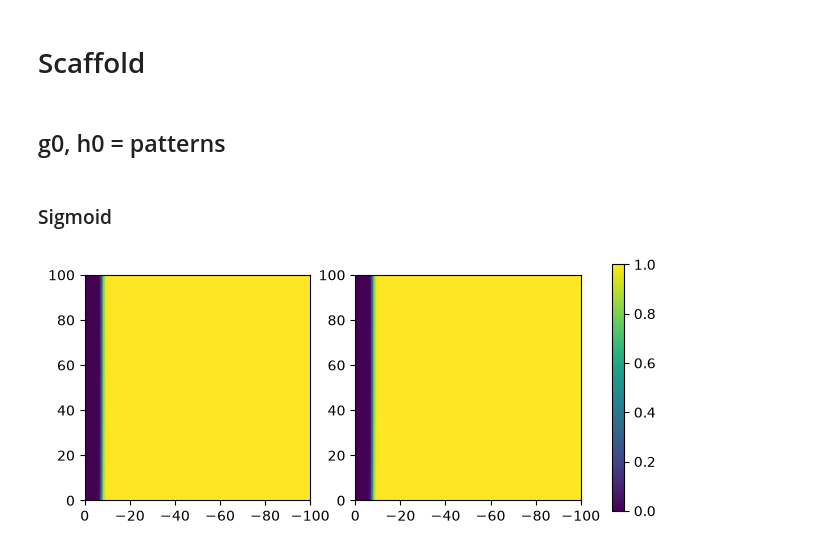
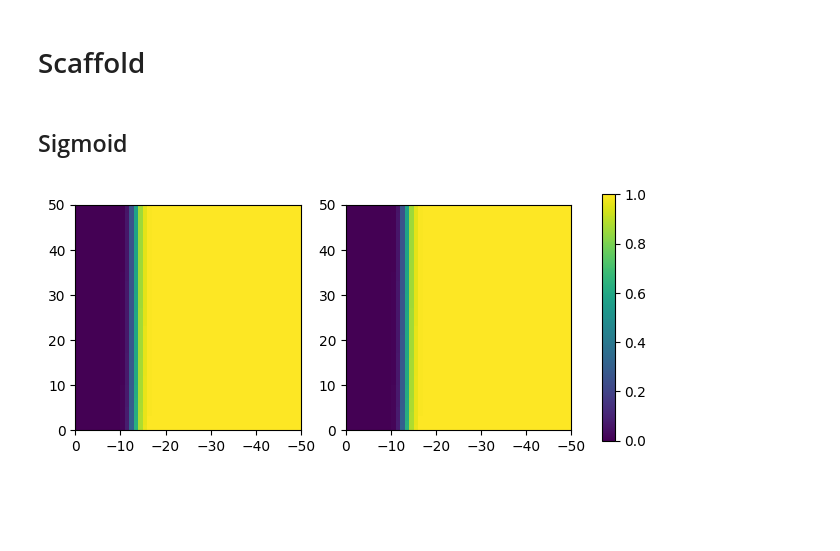
Before and after one commit to srujanakaluve/Master-s-Thesis-Projects, a Jupyter notebook: vectorHASH-cont-jax/test_jax.ipynb, the cells around one changed output. Saved outputs shown, nothing was run; the diff lists cells and outputs as text; code cells hidden in the pictures; blank space fills up the shorter version.

```diff
--- a/vectorHASH-cont-jax/test_jax.ipynb
+++ b/vectorHASH-cont-jax/test_jax.ipynb
@@ -12,12 +13,13 @@ import matplotlib.pyplot as plt
 # %% [markdown]
 # Grid only
 # %%
-exc_range = np.arange(0, 101)
-inh_range = np.arange(0, -101, -1)
+exc_range = np.arange(0, 50, 1)
+inh_range = np.arange(0, -50, -1)
 lambdas = np.array([3,4,5])
 Ng = np.sum(lambdas**2)
 
 wggs = gg_space(Ng, lambdas, exc_range, inh_range, 'g2g_space.npy')
 print('saved all weight matrices!')
+print(wggs.shape)
 # %% [output]
 saved all weight matrices!
@@ -95,0 +215,13 @@ plt.colorbar()
+# %%
+lambdas = np.array([3, 4, 5])
+e, i = 9, -5
+grid = Grid(lambdas, 'sigmoid', e, i)
+g0 = jnp.asarray(grid.grid)
+noise_val = 1
+
+mean_g_norm = jnp.mean(jnp.linalg.norm(g0, axis=0))
+key = jax.random.PRNGKey(0)
+noise = jax.random.normal(key, g0.shape) / jnp.sqrt(grid.Ng)
+g0_noisy = g0 + noise_val * noise * mean_g_norm
+
+g_traj = grid.simulate_run_traj(g0_noisy, grid.weights, grid.lambdas, grid.tau_g, grid.activation, grid.dt)
@@ -97,26 +257,25 @@ plt.colorbar()
 # Scaffold
 # %%
 @partial(jax.jit, static_argnames=('lambdas', 'activation'))
-def run_and_score_chunk(g0, h0, weights, lambdas, b, tau_g, tau_h, activation, dt, h0_norm):
+def run_and_score_chunk(g0, h0, g_true, weights, lambdas, b, tau_g, tau_h, activation, dt, h0_norm):
     final_g, final_h = jax.vmap(
         Scaffold.simulate_run,
         in_axes=(None, None, {'W_gg': 0, 'W_gh': None, 'W_hg': None}, None, None, None, None, None, None),
     )(g0, h0, weights, lambdas, b, tau_g, tau_h, activation, dt)
 
-    grid_err = jnp.max(jnp.abs(final_g - g0[None]), axis=1)
+    grid_err = jnp.max(jnp.abs(final_g - g_true[None]), axis=1)
     hc_err   = jnp.linalg.norm(final_h - h0[None], axis=1) / h0_norm[None]
     return grid_err, hc_err
-# %% [markdown]
-## g0, h0 = patterns
 # %% [markdown]
-### Sigmoid
+## Sigmoid
 # %%
 lambdas = np.array([3, 4, 5])
 lambdas_static = tuple(int(l) for l in lambdas)
-scaffold = Scaffold(400, lambdas, 'sigmoid', gg_exc=0, gg_inh=0, gamma=0.6)
+scaffold = Scaffold(400, lambdas, 'sigmoid', gg_exc=0, gg_inh=0, gamma=0.0)
 
-g0_jax = jnp.asarray(scaffold.grid)
-h0_jax = jnp.asarray(scaffold.hc)
+g0_jax = jnp.asarray(scaffold.grid[:, :])
+g_true_jax = jnp.asarray(scaffold.grid[:, :])
+h0_jax = jnp.asarray(scaffold.hc[:, :])
 h0_norm   = jnp.linalg.norm(h0_jax, axis=0)
 
 wggs = np.load('g2g_space.npy')                              # (100, 100, Ng, Ng)
@@ -129,10 +288,10 @@ def score_scaffold(activation_fn, chunk_size=200):
         weights_batch = {'W_gg': batch, 'W_gh': scaffold.weights['W_gh'], 'W_hg': scaffold.weights['W_hg']}
 
         grid_err, hc_err = run_and_score_chunk(
-            g0_jax, h0_jax, weights_batch, lambdas_static,
+            g0_jax, h0_jax, g_true_jax, weights_batch, lambdas_static,
             scaffold.b, scaffold.tau_g, scaffold.tau_h, activation_fn, scaffold.dt, h0_norm,
         )
-        grid_chunks.append(np.asarray(grid_err))  # pulls to host RAM, frees GPU mem for next chunk
+        grid_chunks.append(np.asarray(grid_err))
         hc_chunks.append(np.asarray(hc_err))
 
     grid_errors = np.concatenate(grid_chunks).reshape(len(exc_range), len(inh_range), -1)
@@ -147,15 +306,13 @@ np.save('scaff_sig_h.npy', h_errs)
 # %%
-scaff_sig_g = np.load('scaff_sig_g.npy')
-scaff_sig_h = np.load('scaff_sig_h.npy')
-grid_thresh, hc_thresh = 0.1, 0.1
+grid_thresh, hc_thresh = 0.01, 0.1
 
-frac_grid_sig = np.mean(scaff_sig_g < grid_thresh, axis=-1)
-frac_hc_sig   = np.mean(scaff_sig_h < hc_thresh, axis=-1)
+frac_grid_sig = np.mean(g_errs < grid_thresh, axis=-1)
+frac_hc_sig   = np.mean(h_errs < hc_thresh, axis=-1)
 
 
 fig, ax = plt.subplots(1, 2, figsize=(8,8))
-ax[0].imshow(frac_grid_sig, extent=[0, -100, 0, 100], origin='lower')
-im = ax[1].imshow(frac_hc_sig, extent=[0, -100, 0, 100], origin='lower')
+ax[0].imshow(frac_grid_sig, extent=[0, -50, 0, 50], origin='lower', vmin=0, vmax=1)
+im = ax[1].imshow(frac_hc_sig, extent=[0, -50, 0, 50], origin='lower', vmin=0, vmax=1)
 cbar = fig.colorbar(im, ax=ax, shrink=0.4, pad=0.05)
 # %% [output]
-[figure, old version]
+[figure, new version]
```
Also changed, not shown: parts of 55 cells of this notebook.
